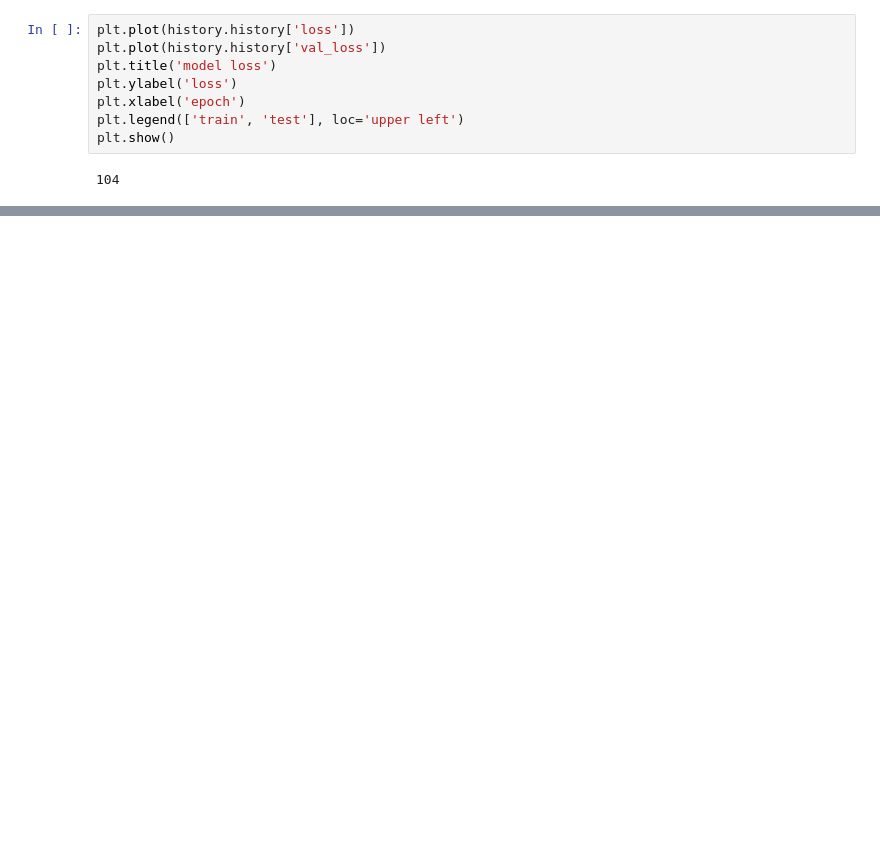
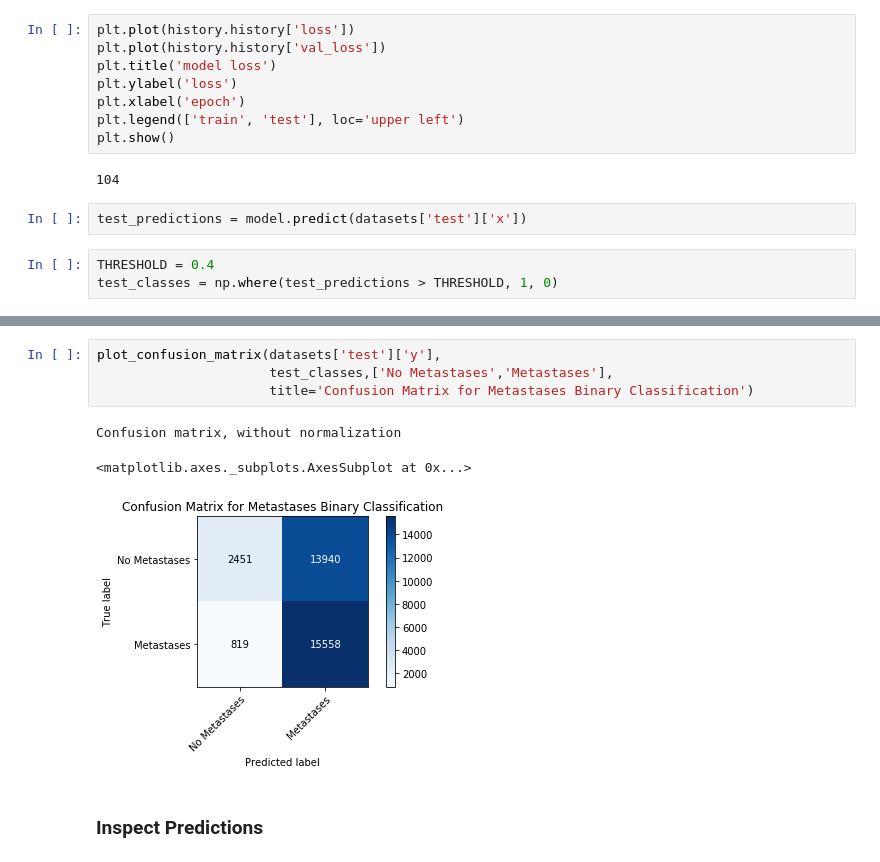
Before and after one commit to mike-holcomb/curaeaidlhw-codelab2-pcam-histo-cancer, a Jupyter notebook: code-lab-2-pcam-curaeaidlhw.ipynb, the cells around one changed output, grey strips where cells are left out. Cells and saved outputs as stored; diff of their text form; blank space fills up the shorter version.

```diff
--- a/code-lab-2-pcam-curaeaidlhw.ipynb
+++ b/code-lab-2-pcam-curaeaidlhw.ipynb
@@ -345,3 +387,8 @@ plt.legend(['train', 'test'], loc='upper left')
 plt.show()
 # %% [output]
 104
+# %%
+test_predictions = model.predict(datasets['test']['x'])
+# %%
+THRESHOLD = 0.4
+test_classes = np.where(test_predictions > THRESHOLD, 1, 0)
@@ -347,0 +472,10 @@ plt.show()
+# %%
+plot_confusion_matrix(datasets['test']['y'],
+                      test_classes,['No Metastases','Metastases'],
+                      title='Confusion Matrix for Metastases Binary Classification')
+# %% [output]
+Confusion matrix, without normalization
+<matplotlib.axes._subplots.AxesSubplot at 0x...>
+[figure, added]
+# %% [markdown]
+### Inspect Predictions
```
Also changed, not shown: parts of 11 cells of this notebook.
